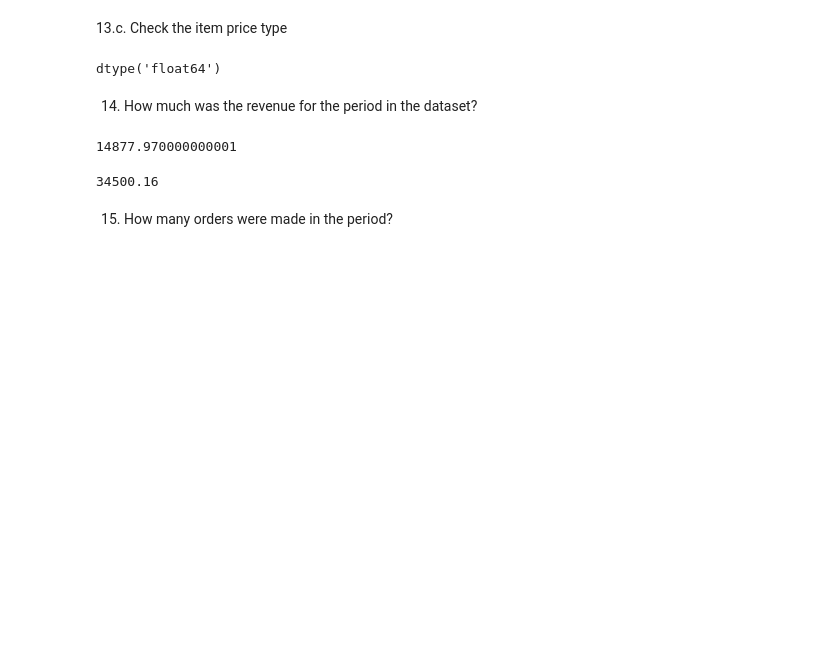
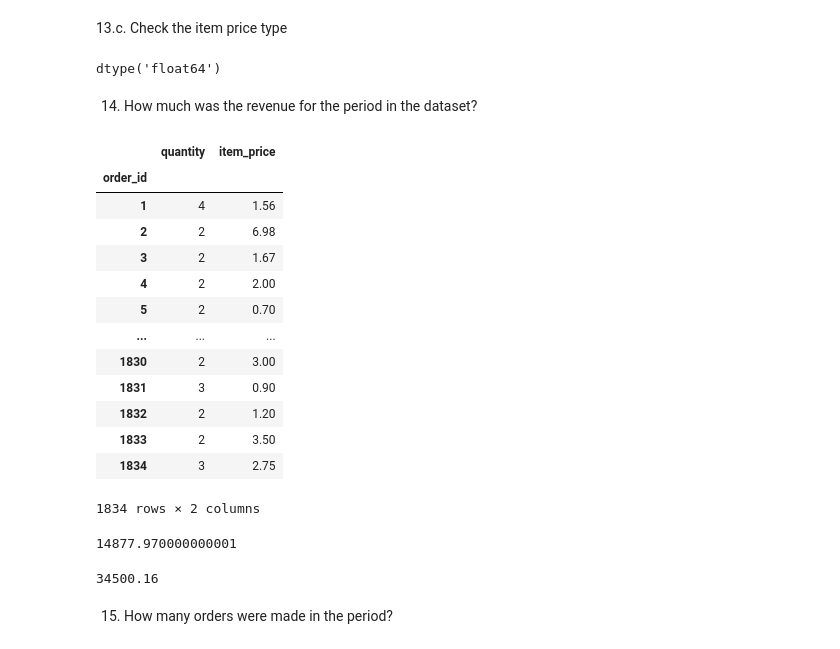
Before and after one commit to manoloacademia/CEIA_Analisis_de_datos, a Jupyter notebook: clase_1/practicas/AdA_02_Pandas_Basics.ipynb, the cells around one changed output. Cells and saved outputs as stored; diff of their text form; code cells hidden in the pictures; blank space fills up the shorter version.

```diff
--- a/clase_1/practicas/AdA_02_Pandas_Basics.ipynb
+++ b/clase_1/practicas/AdA_02_Pandas_Basics.ipynb
@@ -216,6 +216,23 @@ dtype('float64')
 14. How much was the revenue for the period in the dataset?
 # %%
 group_order = pd.DataFrame(chipo.groupby(by='order_id').sum())
+# %%
+group_order
+# %% [output]
+|  | quantity | item_price |
+| order_id |  |  |
+| 1 | 4 | 1.56 |
+| 2 | 2 | 6.98 |
+| 3 | 2 | 1.67 |
+| 4 | 2 | 2.00 |
+| 5 | 2 | 0.70 |
+| ... | ... | ... |
+| 1830 | 2 | 3.00 |
+| 1831 | 3 | 0.90 |
+| 1832 | 2 | 1.20 |
+| 1833 | 2 | 3.50 |
+| 1834 | 3 | 2.75 |
+1834 rows × 2 columns
 # %%
 (group_order.quantity * group_order.item_price).sum()
 # %% [output]
```
Also changed, not shown: parts of 4 cells of this notebook.
